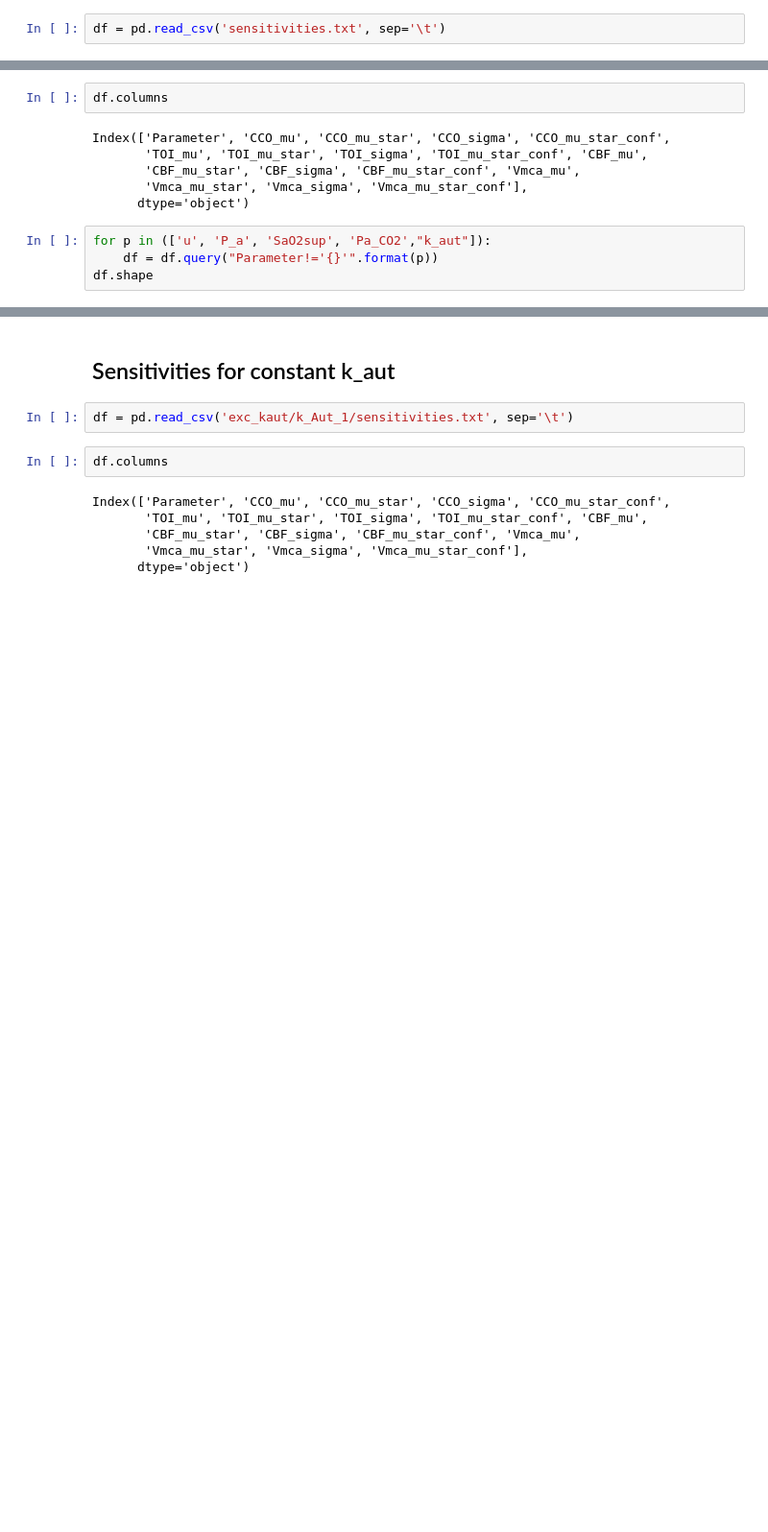
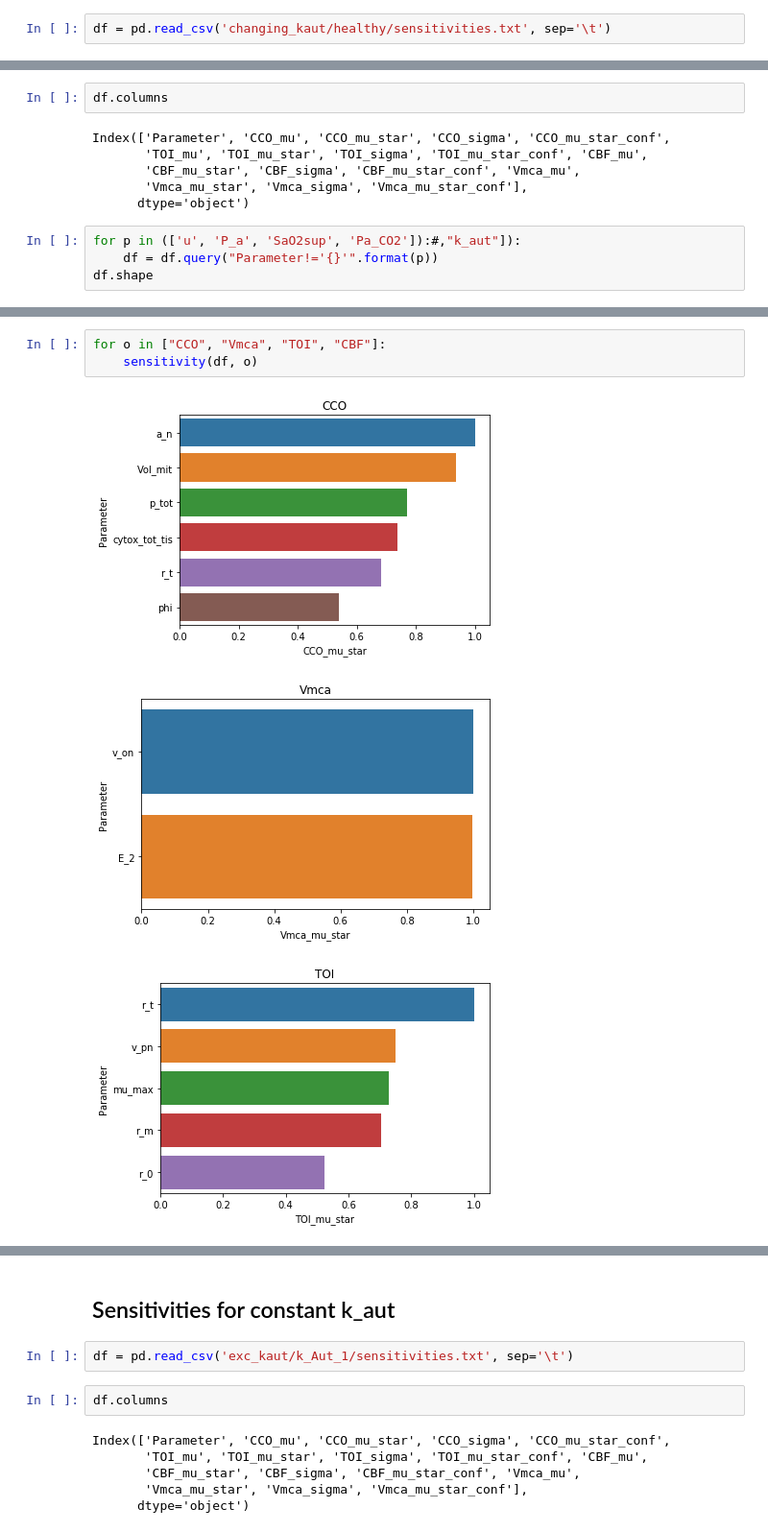
Before and after one commit to multimodalspectroscopy/BayesCMD, a Jupyter notebook: PLOS_paper/sensitivity_analysis/sensitivity_plot.ipynb, the cells around one changed output, grey strips where cells are left out. Shown at 96% size. Saved outputs shown, nothing was run; the diff lists cells and outputs as text; blank space fills up the shorter version.

```diff
--- a/PLOS_paper/sensitivity_analysis/sensitivity_plot.ipynb
+++ b/PLOS_paper/sensitivity_analysis/sensitivity_plot.ipynb
@@ -28,5 +36,5 @@ os.listdir('.')
 # %%
-df = pd.read_csv('sensitivities.txt', sep='\t')
+df = pd.read_csv('changing_kaut/healthy/sensitivities.txt', sep='\t')
 # %%
 df.shape
 # %% [output]
@@ -40,7 +48,7 @@ Index(['Parameter', 'CCO_mu', 'CCO_mu_star', 'CCO_sigma', 'CCO_mu_star_conf',
        'Vmca_mu_star', 'Vmca_sigma', 'Vmca_mu_star_conf'],
       dtype='object')
 # %%
-for p in (['u', 'P_a', 'SaO2sup', 'Pa_CO2',"k_aut"]):
+for p in (['u', 'P_a', 'SaO2sup', 'Pa_CO2']):#,"k_aut"]):
     df = df.query("Parameter!='{}'".format(p))
 df.shape
 # %% [output]
@@ -61,3 +70,10 @@ def sensitivity(df, output):
     plt.show()
     plt.close()
     return ax, df_norm
+# %%
+for o in ["CCO", "Vmca", "TOI", "CBF"]:
+    sensitivity(df, o)
+# %% [output]
+[figure, added]
+[figure, added]
+[figure, added]
```
Also changed, not shown: parts of 13 cells of this notebook, 14 other files.
